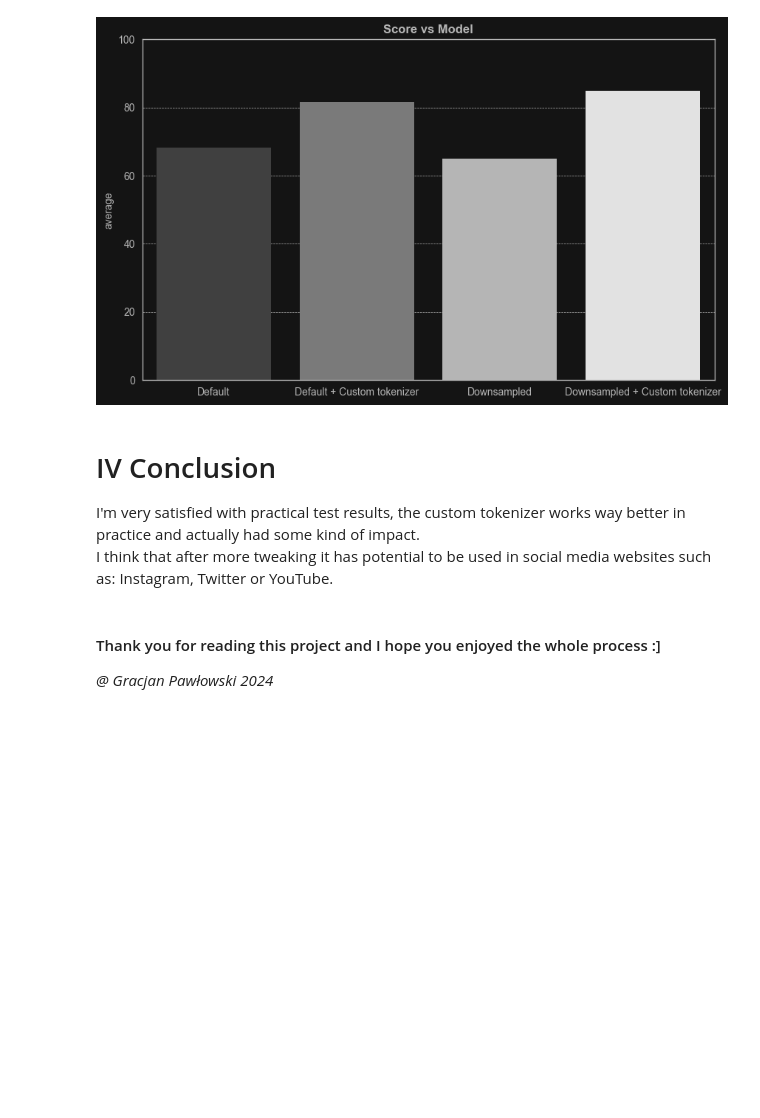
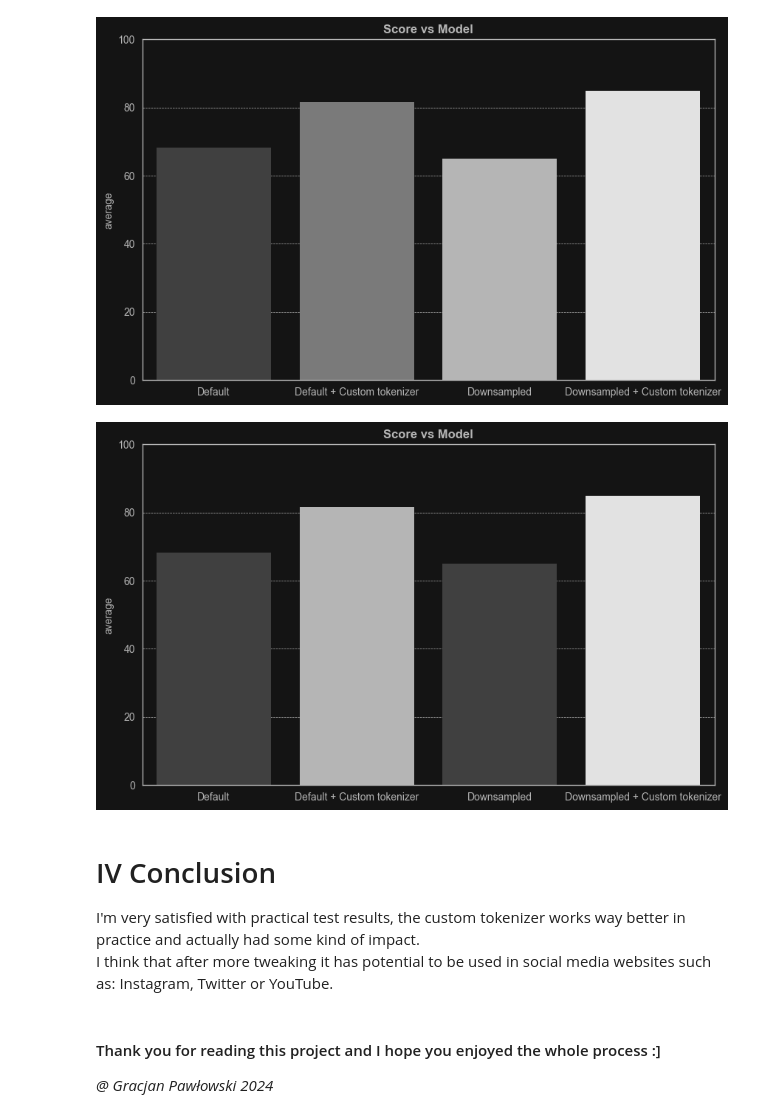
Before and after one commit to gracjan-p/twitter-sentiments, a Jupyter notebook: emotions.ipynb, the cells around one changed output. Drawn from its saved outputs; the diff is of its cells as text; code cells hidden in the pictures; blank space fills up the shorter version.

```diff
--- a/emotions.ipynb
+++ b/emotions.ipynb
@@ -677,6 +677,23 @@ fig.set_ylim(0, 100)
 plt.show()
 # %% [output]
 [figure]
+# %%
+# Normalize scores to range 0-1
+normalized_scores = (score_df.iloc[3] - score_df.iloc[3].min()) / (score_df.iloc[3].max() - score_df.iloc[3].min())
+
+# Map scores to colors in the Greys_r palette
+palette = sns.color_palette("Greys_r", len(score_df))
+colors = [palette[int(score * (len(palette) - 1))] for score in normalized_scores]
+
+# Create barplot with dynamic colors
+fig = plt.figure(figsize=(10, 6))
+sns.barplot(data=score_df.iloc[3], palette=colors, linewidth=0)
+
+plt.title('Score vs Model', fontweight='bold')
+plt.ylim(0, 100)
+plt.show()
+# %% [output]
+[figure, added]
 # %% [markdown]
 # IV Conclusion
 I'm very satisfied with practical test results, the custom tokenizer works way better in practice and actually had some kind of impact.<br>
```
